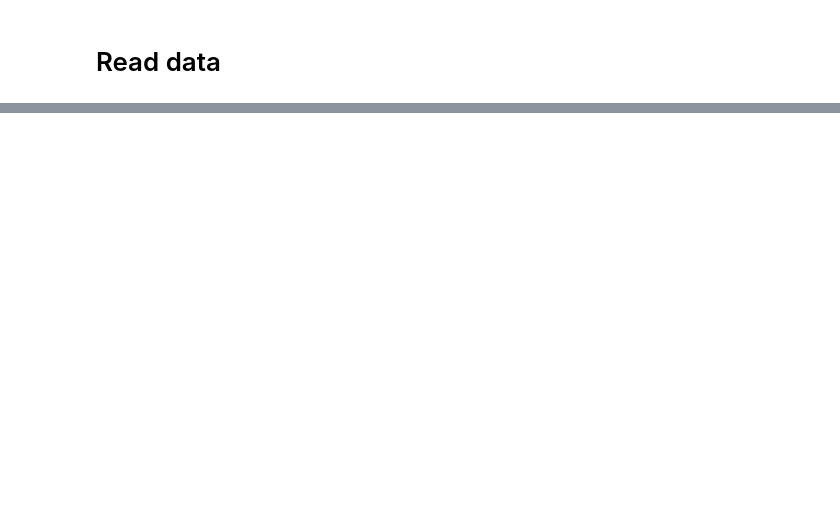
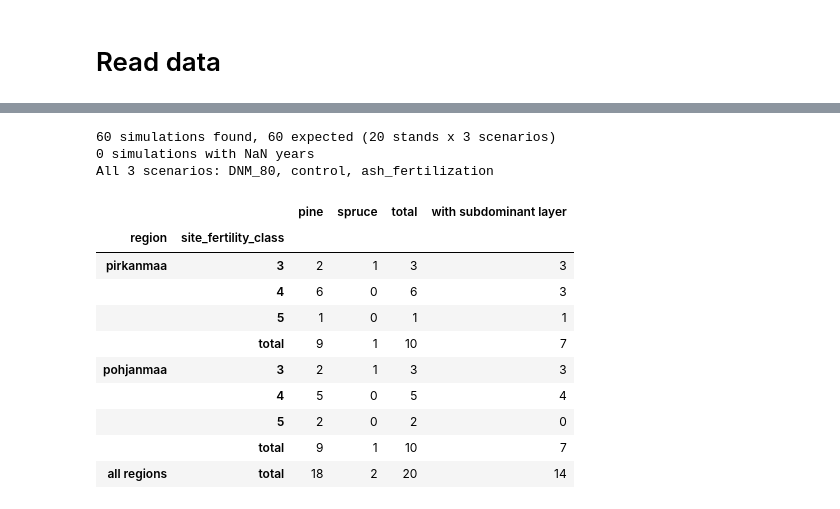
Before and after one commit to Susi-pack/wq_rosa, a Jupyter notebook: analysis.ipynb, the cells around one changed output, grey strips where cells are left out. Drawn from its saved outputs; the diff is of its cells as text; code cells hidden in the pictures; blank space fills up the shorter version.

```diff
--- a/analysis.ipynb
+++ b/analysis.ipynb
@@ -110 +273,60 @@ simulations
+# %%
+def stand_count_table(simulations: pd.DataFrame) -> pd.DataFrame:
+    """
+    Stands per region and site fertility class, split by dominant species,
+    with a total row per region and one for the whole run.
+    """
+    # All the stand-level columns are the same in each of a stand's scenarios
+    stands = simulations.drop_duplicates("stand_id")
+    groups = ["region", "site_fertility_class"]
+    counts = pd.crosstab(
+        index=[stands["region"], stands["site_fertility_class"]],
+        columns=stands["dominant_species"],
+    )
+    counts.columns.name = None
+    counts["total"] = counts.sum(axis=1)
+    counts["with subdominant layer"] = stands.groupby(groups)["has_subdominant_layer"].sum()
+
+    # Each region's classes followed by the region's total
+    sections = []
+    for region, region_counts in counts.groupby(level="region"):
+        region_total = region_counts.sum().to_frame(name=(region, "total")).T
+        sections.extend([region_counts, region_total])
+    run_total = counts.sum().to_frame(name=("all regions", "total")).T
+    return pd.concat([*sections, run_total]).rename_axis(index=groups)
+
+
+def print_completeness(simulations: pd.DataFrame, table: pd.DataFrame) -> None:
+    """Says how far the run is from one simulation per stand and scenario."""
+    n_stands = simulations["stand_id"].nunique()
+    n_scenarios = simulations["scenario_id"].nunique()
+    n_expected = n_stands * n_scenarios
+    print(
+        f"{len(simulations)} simulations found, {n_expected} expected "
+        f"({n_stands} stands x {n_scenarios} scenarios)"
+    )
+    value_columns = [variable.column for variable in VARIABLES]
+    with_nans = table[table[value_columns].isna().any(axis=1)]
+    n_with_nans = len(with_nans.drop_duplicates(["stand_id", "scenario_id"]))
+    print(f"{n_with_nans} simulations with NaN years")
+
+
+print_completeness(simulations=simulations, table=table)
+print_scenarios(ALL_SCENARIOS)
+stand_count_table(simulations=simulations)
+# %% [output]
+60 simulations found, 60 expected (20 stands x 3 scenarios)
+0 simulations with NaN years
+All 3 scenarios: DNM_80, control, ash_fertilization
+|  |  | pine | spruce | total | with subdominant layer |
+| region | site_fertility_class |  |  |  |  |
+| pirkanmaa | 3 | 2 | 1 | 3 | 3 |
+|  | 4 | 6 | 0 | 6 | 3 |
+|  | 5 | 1 | 0 | 1 | 1 |
+|  | total | 9 | 1 | 10 | 7 |
+| pohjanmaa | 3 | 2 | 1 | 3 | 3 |
+|  | 4 | 5 | 0 | 5 | 4 |
+|  | 5 | 2 | 0 | 2 | 0 |
+|  | total | 9 | 1 | 10 | 7 |
+| all regions | total | 18 | 2 | 20 | 14 |
 # %% [markdown]
```
Also changed, not shown: parts of 11 cells of this notebook.
